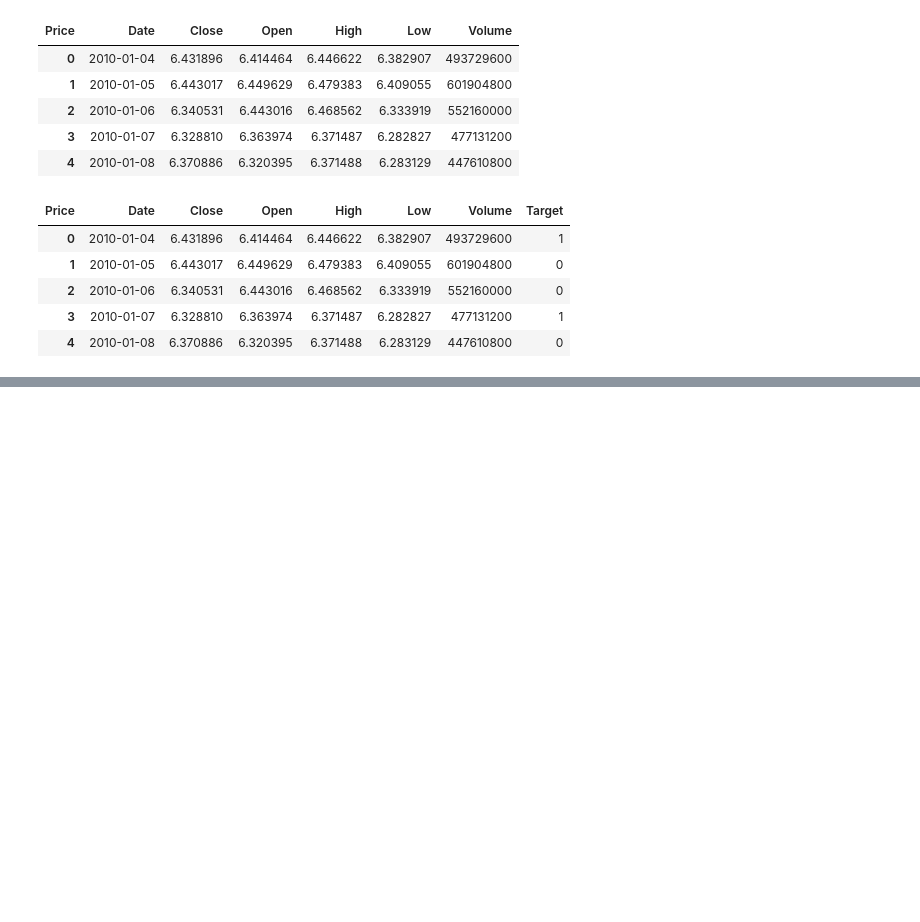
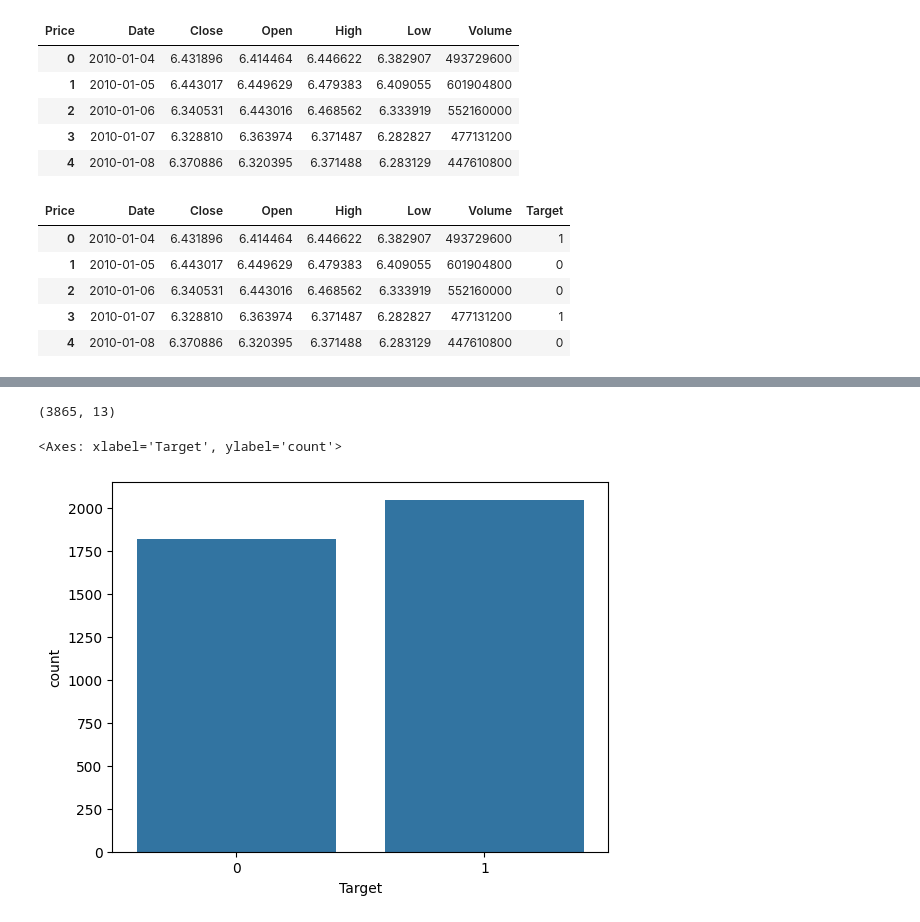
Before and after one commit to AgentXCross/PythonDS-ML, a Jupyter notebook: SciKitLearn/apple_stock.ipynb, the cells around one changed output, grey strips where cells are left out. Saved outputs shown, nothing was run; the diff lists cells and outputs as text; code cells hidden in the pictures; blank space fills up the shorter version.

```diff
--- a/SciKitLearn/apple_stock.ipynb
+++ b/SciKitLearn/apple_stock.ipynb
@@ -80,0 +89,6 @@ df['Month'] = df['Date'].dt.month
+# %%
+#Return within a single day
+df['IntraDay_Return'] = (df['Close'] - df['Open']) / df['Open']
+# %%
+#Daily Range: How much the stock moved within a day
+df['Daily_Range'] = (df['High'] - df['Low']) / df['Close']
@@ -80,0 +109,6 @@ df['Month'] = df['Date'].dt.month
+# %%
+stock_df = df[['Target',
+               'Return_1d', 'Return_2d', 'Return_3d',
+               'Return_5d', 'MA_ratio', 'Volatility_5d',
+               'Volume_Ratio', 'IntraDay_Return', 'Daily_Range',
+               'DayOfWeek', 'Month', 'Week']].dropna()
@@ -80,0 +124,6 @@ df['Month'] = df['Date'].dt.month
+# %%
+stock_df.shape
+# %% [output]
+(3865, 13)
+# %%
+stock_df = stock_df.reset_index(drop = True)
@@ -80,0 +148,6 @@ df['Month'] = df['Date'].dt.month
+# %%
+import seaborn as sns
+sns.countplot(data = stock_df, x = 'Target')
+# %% [output]
+<Axes: xlabel='Target', ylabel='count'>
+[figure, added]
```
Also changed, not shown: parts of 19 cells of this notebook.
